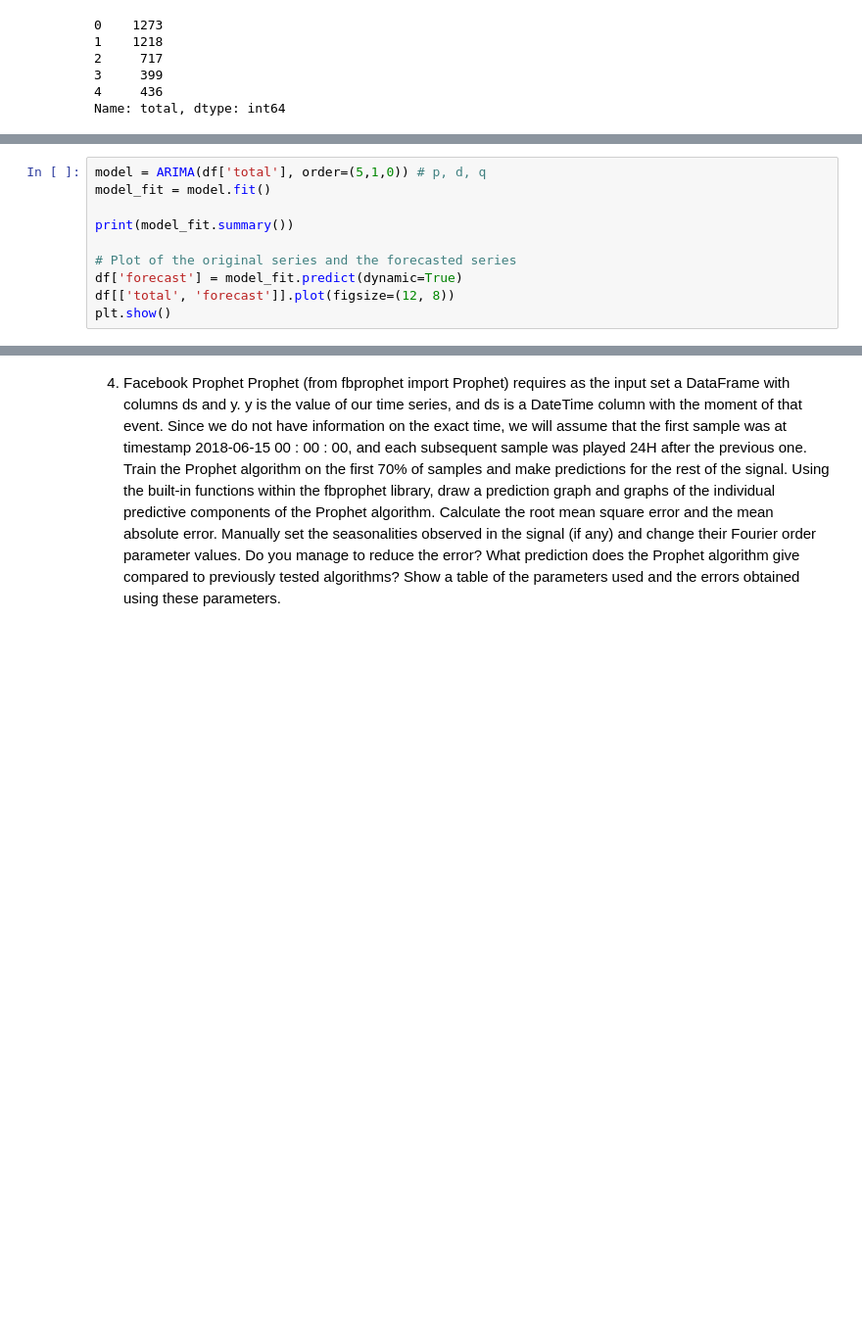
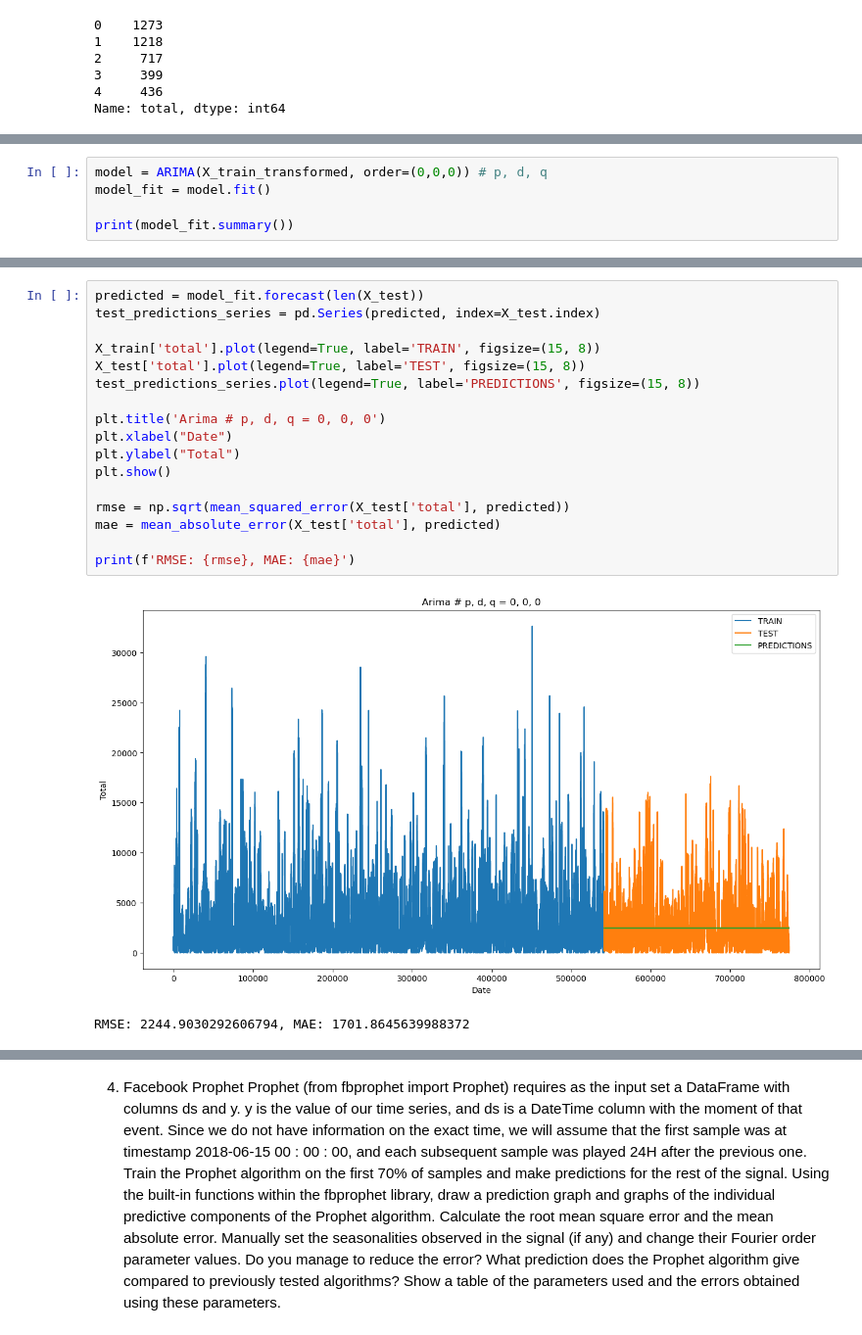
Before and after one commit to NinoPoletan/Detekcija-anomalija, a Jupyter notebook: lab3.ipynb, the cells around one changed output, grey strips where cells are left out. Shown at 98% size. Saved outputs shown, nothing was run; the diff lists cells and outputs as text; blank space fills up the shorter version.

```diff
--- a/lab3.ipynb
+++ b/lab3.ipynb
@@ -266,10 +268,5 @@ results_df.sort_values(by='RMSE', ascending=True)
 # %%
-model = ARIMA(df['total'], order=(5,1,0)) # p, d, q
+model = ARIMA(X_train_transformed, order=(0,0,0)) # p, d, q
 model_fit = model.fit()
 
 print(model_fit.summary())
-
-# Plot of the original series and the forecasted series
-df['forecast'] = model_fit.predict(dynamic=True)
-df[['total', 'forecast']].plot(figsize=(12, 8))
-plt.show()
@@ -275,0 +291,20 @@ plt.show()
+# %%
+predicted = model_fit.forecast(len(X_test))
+test_predictions_series = pd.Series(predicted, index=X_test.index)
+
+X_train['total'].plot(legend=True, label='TRAIN', figsize=(15, 8))
+X_test['total'].plot(legend=True, label='TEST', figsize=(15, 8))
+test_predictions_series.plot(legend=True, label='PREDICTIONS', figsize=(15, 8))
+
+plt.title('Arima # p, d, q = 0, 0, 0')
+plt.xlabel("Date")
+plt.ylabel("Total")
+plt.show()
+
+rmse = np.sqrt(mean_squared_error(X_test['total'], predicted))
+mae = mean_absolute_error(X_test['total'], predicted)
+
+print(f'RMSE: {rmse}, MAE: {mae}')
+# %% [output]
+[figure, added]
+RMSE: 2244.9030292606794, MAE: 1701.8645639988372
```
Also changed, not shown: parts of 38 cells of this notebook, 1 other file.
